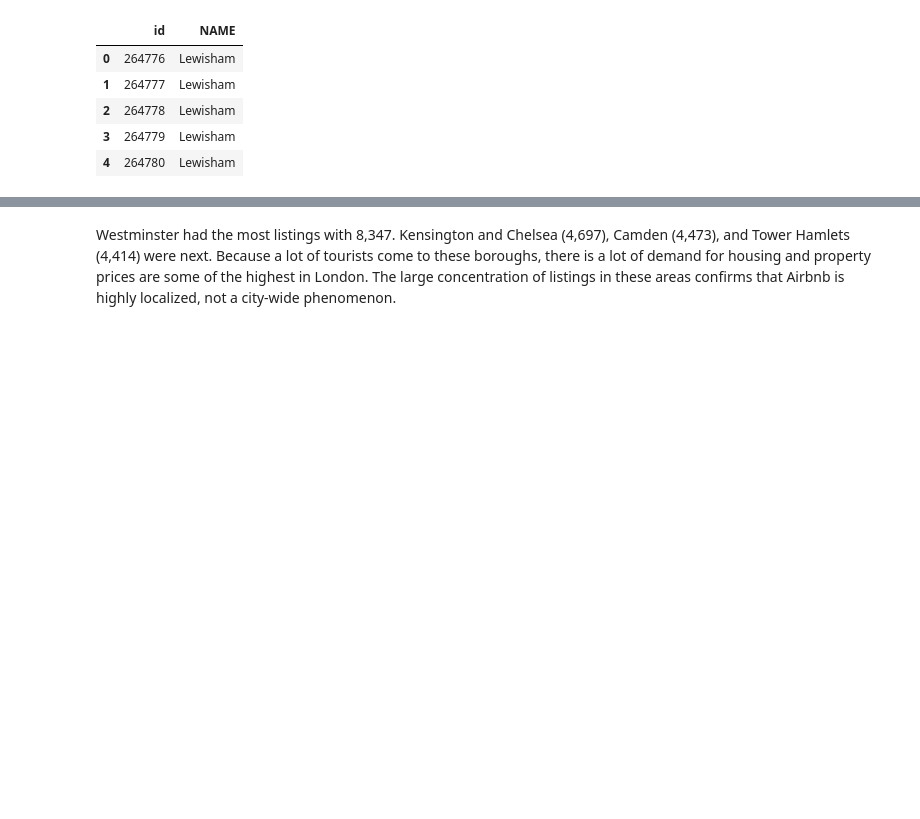
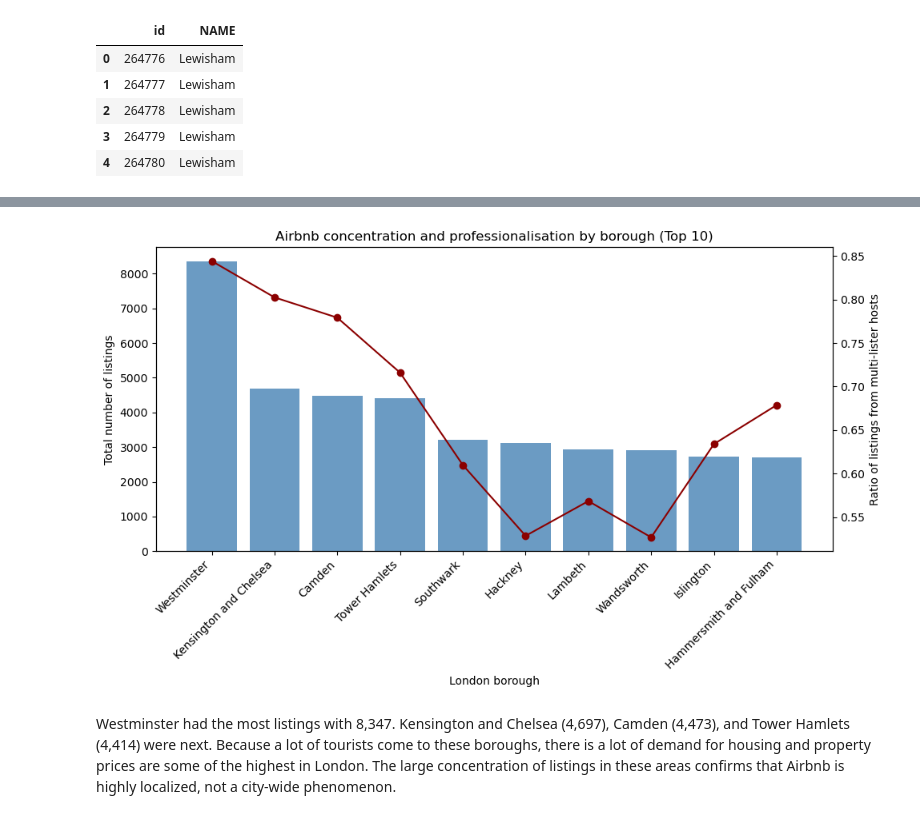
Before and after one commit to Levine-l/fsds-group, a Jupyter notebook: Group_project.ipynb, the cells around one changed output, grey strips where cells are left out. Cells and saved outputs as stored; diff of their text form; code cells hidden in the pictures; blank space fills up the shorter version.

```diff
--- a/Group_project.ipynb
+++ b/Group_project.ipynb
@@ -564,5 +567,39 @@ borough_stats
 | Havering | 413 | 0.549637 |
 | Sutton | 316 | 0.506329 |
+# %%
+# Select top 10 boroughs by total listings
+top_boroughs = borough_stats.head(10)
+
+fig, ax1 = plt.subplots(figsize=(10, 6))
+
+# Bar plot: total listings
+ax1.bar(
+    top_boroughs.index,
+    top_boroughs['total_listings'],
+    color='steelblue',
+    alpha=0.8
+)
+ax1.set_ylabel('Total number of listings')
+ax1.set_xlabel('London borough')
+ax1.set_xticklabels(top_boroughs.index, rotation=45, ha='right')
+
+# Line plot: share of multi-lister hosts
+ax2 = ax1.twinx()
+ax2.plot(
+    top_boroughs.index,
+    top_boroughs['multi_lister_share'],
+    color='darkred',
+    marker='o'
+)
+ax2.set_ylabel('Ratio of listings from multi-lister hosts')
+
+plt.title('Airbnb concentration and professionalisation by borough (Top 10)')
+plt.tight_layout()
+plt.show()
+
+#Boroughs with the highest number of Airbnb listings also tend to have higher ratio of multi-lister hosts, suggesting that spatial concentration and professionalisation often happen at the same time.
+# %% [output]
+[figure, added]
 # %% [markdown]
 Westminster had the most listings with 8,347. Kensington and Chelsea (4,697), Camden (4,473), and Tower Hamlets (4,414) were next. Because a lot of tourists come to these boroughs, there is a lot of demand for housing and property prices are some of the highest in London. The large concentration of listings in these areas confirms that Airbnb is highly localized, not a city-wide phenomenon.
 # %%
```
Also changed, not shown: parts of 18 cells of this notebook.
